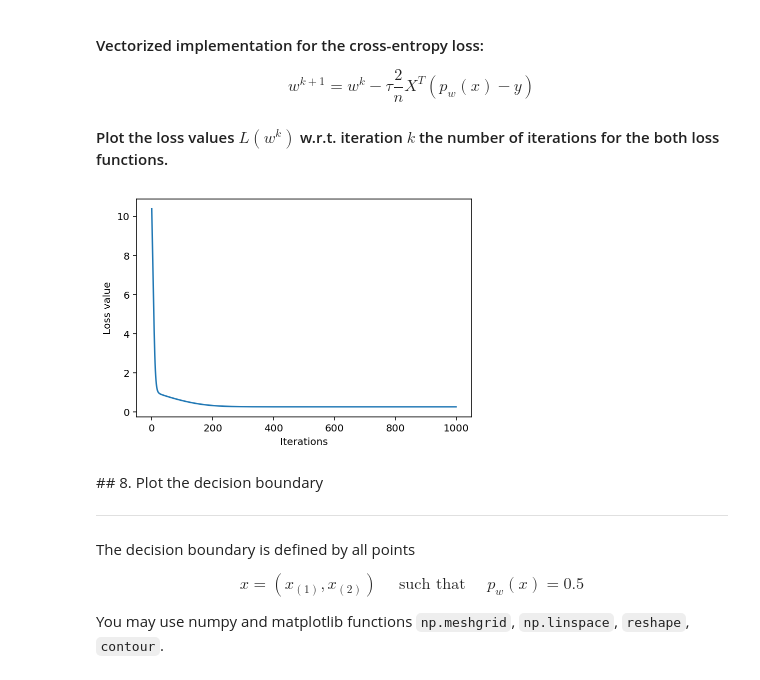
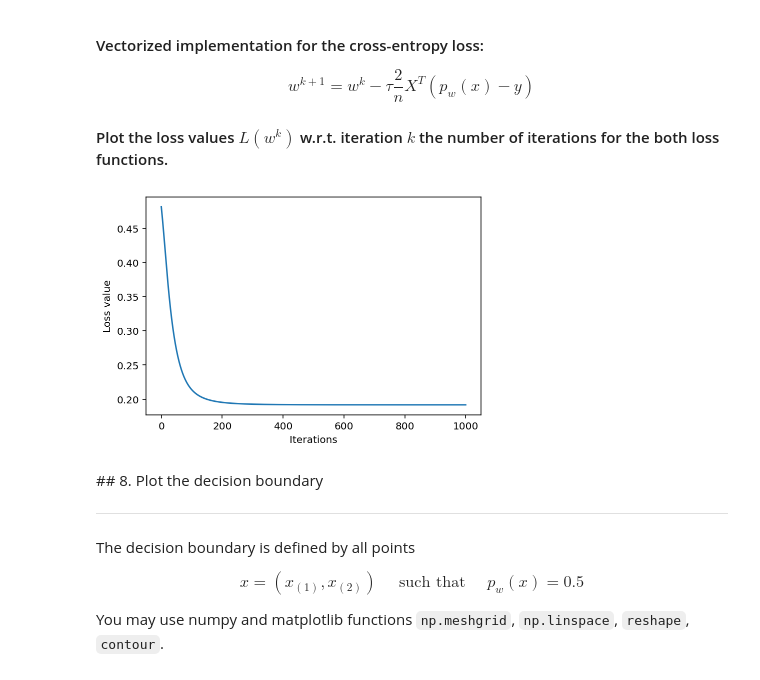
Before and after one commit to yesoly/MachineLearningProject, a Jupyter notebook: Assignment04.ipynb, the cells around one changed output. Cells and saved outputs as stored; diff of their text form; code cells hidden in the pictures.

Commit message:
Implement the gradient descent algorithm

```diff
--- a/Assignment04.ipynb
+++ b/Assignment04.ipynb
@@ -153,12 +153,12 @@ X[:,1] = x1
 X[:,1] = x2
 
 # parameters vector
-w = np.array([1,1,1])
+w = np.array([1,1,1])[:,None]
 
 # predictive function definition
 def f_pred(X,w):
 
-    p = sigmoid(np.dot(X,w.T))
+    p = sigmoid(np.dot(X,w))
 
     return p
 
@@ -295,38 +295,40 @@ $$
 #### Plot the loss values $L(w^k)$ w.r.t. iteration $k$ the number of iterations for the both loss functions.
 # %%
 # gradient descent function definition
-def grad_desc(X, y , w_init=np.array([0,0,0])[:,None] ,tau=1e-4, max_iter=500):
+def grad_desc(X, y , w_init=np.array([1,1,1])[:,None] ,tau=1e-4, max_iter=500):
 
     L_iters = np.zeros([max_iter]) # record the loss values
     w_iters = np.zeros([max_iter,2]) # record the loss values
     w = w_init # initialization
 
     for i in range(max_iter): # loop over the iterations
 
-        y_pred = f_pred( ) # linear predicition function
-        grad_f = grad_loss(y_pred,y,X) # gradient of the loss
+        y_pred = f_pred(X,w) # linear predicition function
+        grad_f = loss_mse(y_pred, y) # gradient of the loss
+        #grad_f = ce_loss(y_pred,y) # gradient of the loss
         w = w - tau* grad_f # update rule of gradient descent
-        L_iters[i] = loss_logreg(y_pred,y) # save the current loss value
+        #L_iters[i] = loss_mse(y_pred,y) # save the current loss value
+        L_iters[i] = mse_loss(y, y_pred) # save the current loss value
         w_iters[i,:] = w[0],w[1] # save the current w value
 
     return w, L_iters, w_iters
 
 
 # run gradient descent algorithm
 start = time.time()
 w_init = np.array([-10,0.1,-0.2])[:,None]
 tau = 1e-4; max_iter = 1000
 w, L_iters, w_iters = grad_desc(X,y,w_init,tau,max_iter)
 
 
 # plot
 plt.figure(3)
-plt.plot( )
+plt.plot(np.linspace(0, max_iter, max_iter), L_iters)
 plt.xlabel('Iterations')
 plt.ylabel('Loss value')
 plt.show()
 # %% [output]
-[figure, old version]
+[figure, new version]
 # %% [markdown]
 ## 8. Plot the decision boundary
 <hr>
```
Also changed, not shown: parts of 1 cell of this notebook.
